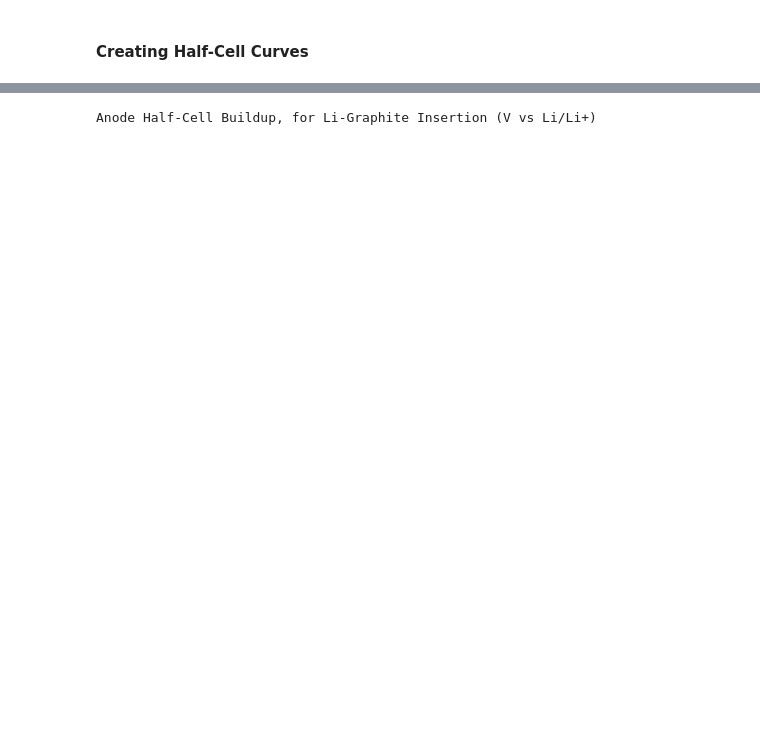
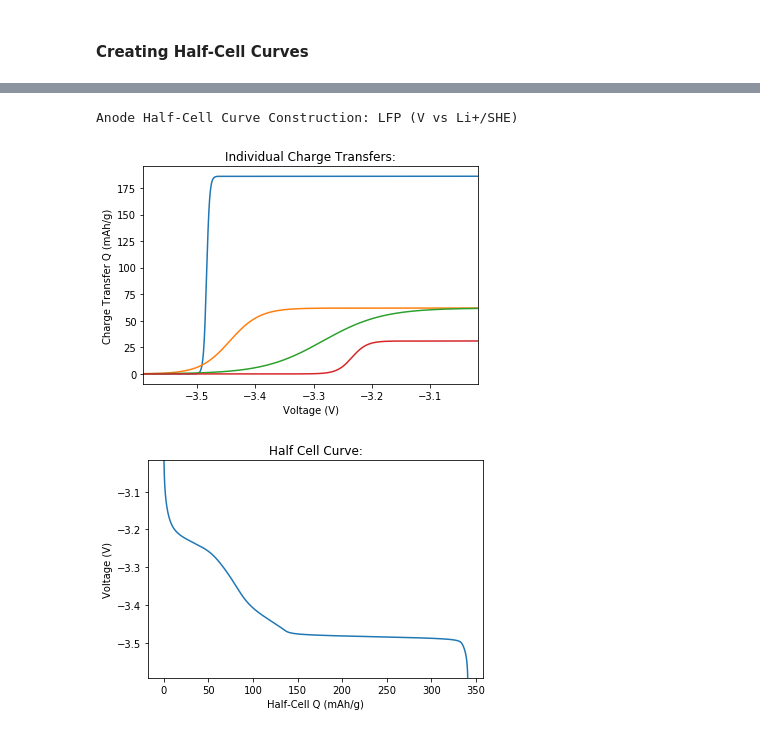
Before and after one commit to FencerDave/battchem, a Jupyter notebook: battchem/status_and_exploration.ipynb, the cells around one changed output, grey strips where cells are left out. Drawn from its saved outputs; the diff is of its cells as text; code cells hidden in the pictures; blank space fills up the shorter version.

```diff
--- a/battchem/status_and_exploration.ipynb
+++ b/battchem/status_and_exploration.ipynb
@@ -41,6 +92,9 @@ Cathode Curve Construction: Lithium Colbalt Oxide (V vs Li/Li+)
 # %%
-Anode_mAhg = Nernst_Reference.Show_Curves(Ano,-1)
-print("Anode Half-Cell Buildup, for Li-Graphite Insertion (V vs Li/Li+)")
+Anode_mAhg = nernst_reference.Show_Curves(Ano, -1, plotting=1)
+print("Anode Half-Cell Curve Construction: "+
+      "{} (V vs Li+/{})".format(Cat_chem.value, Ref_chem.value))
 # %% [output]
-Anode Half-Cell Buildup, for Li-Graphite Insertion (V vs Li/Li+)
+Anode Half-Cell Curve Construction: LFP (V vs Li+/SHE)
+[figure, added]
+[figure, added]
 # %%
```
Also changed, not shown: parts of 12 cells of this notebook, 2 other files.
